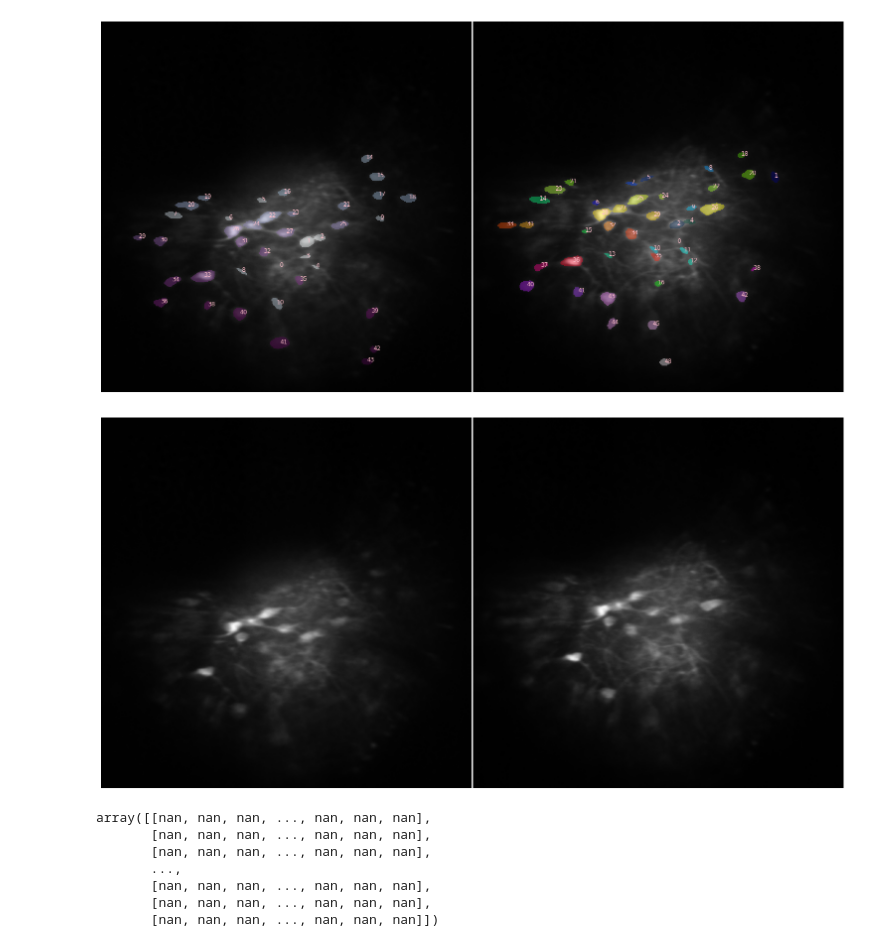
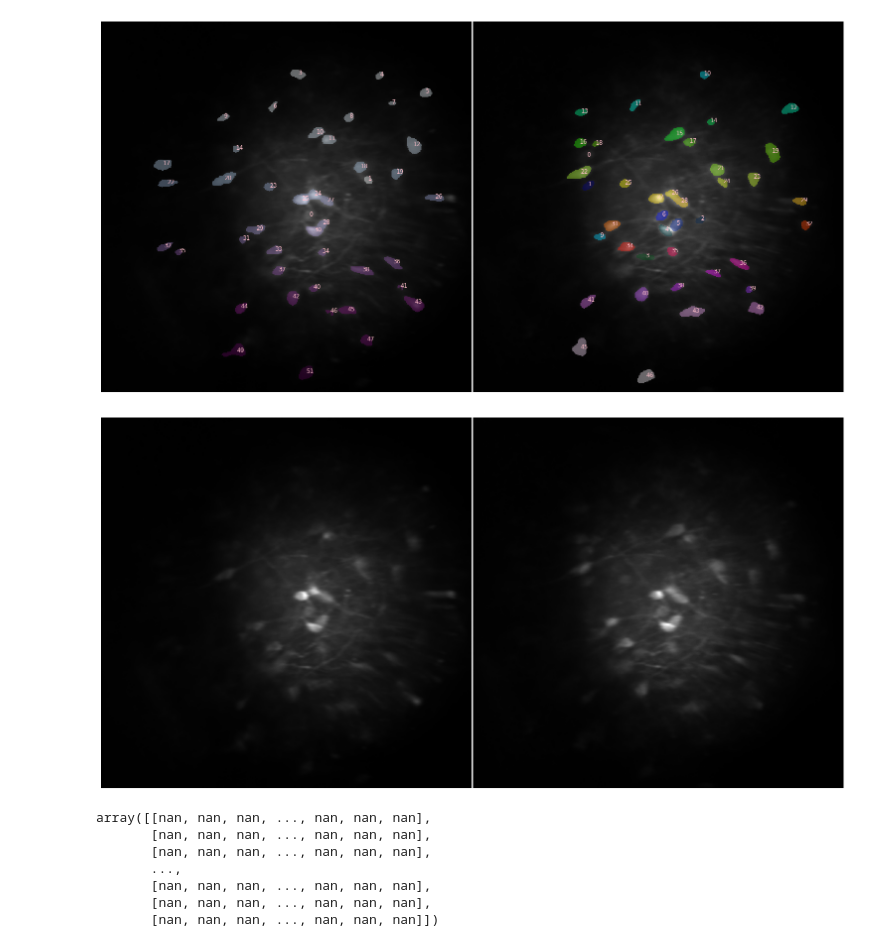
Before and after one commit to RohanSavani/PVN_GLP1R_2P, a Jupyter notebook: src/notebooks/ROIviz.ipynb, the cells around one changed output. Saved outputs shown, nothing was run; the diff lists cells and outputs as text; code cells hidden in the pictures.

```diff
--- a/src/notebooks/ROIviz.ipynb
+++ b/src/notebooks/ROIviz.ipynb
@@ -38,6 +38,11 @@ GLP23
 '''
 suite2p_path =  '/Users/savani/Downloads/2p data temp/glp23_fed_d3/suite2p/plane0'
 suite2p_path2 = '/Users/savani/Downloads/2p data temp/glp23_fasted_d5/suite2p/plane0'
+
+suite2p_path ='/Users/savani/Documents/PangLab/TwoPhotonAnalysis/src/data/fasted 30 sucrose/glp6_fastedNoCues_L180_P815_600um-_-03092024-1421-084/suite2p/plane0'
+suite2p_path2 = '/Users/savani/Documents/PangLab/TwoPhotonAnalysis/src/data/fed 30 sucrose/glp6_fedNoCues_L180P815_600um-03062024-1321-073/suite2p/plane0'
+
+
 
 
 img1,cells1,stat1,ops1 = tc.get_rois(suite2p_path,rois_on=True)
@@ -66,35 +71,35 @@ ax.set_yticks([])
 ax2.set_xticks([])
 ax2.set_yticks([])
 sns.despine(left=True, bottom=True)
 plt.tight_layout(pad=0.2)
 
 img1,cells1,stat1,ops1 = tc.get_rois(suite2p_path,rois_on=True)
 img1 = img1.astype(float)
 img1[img1 == 0] = np.nan
 
 
 fig, (ax, ax2) = plt.subplots(1, 2, figsize=(15, 10))
 meanimg1 = ops1['meanImg']
 ax.imshow(meanimg1,cmap = 'gray') ######
 #ax.imshow(img1, cmap=ListedColormap(['red']), alpha=0.4)
 
 
 img2,cells2,stat2,ops2 = tc.get_rois(suite2p_path2,rois_on=True)
 img2 = img2.astype(float)
 img2[img2 == 0] = np.nan
 meanimg2 = ops2['meanImg']
 ax2.imshow(meanimg2,cmap = 'gray') ######
 #ax2.imshow(img2, cmap=ListedColormap(['red']), alpha=0.4)
 
 ax.set_xticks([])
 ax.set_yticks([])
 ax2.set_xticks([])
 ax2.set_yticks([])
 sns.despine(left=True, bottom=True)
 plt.tight_layout(pad=0.2)
 # %% [output]
-[figure, old version]
+[figure, new version]
-[figure, old version]
+[figure, new version]
 # %%
 # %% [output]
 array([[nan, nan, nan, ..., nan, nan, nan],
```
Also changed, not shown: 12 other files.
